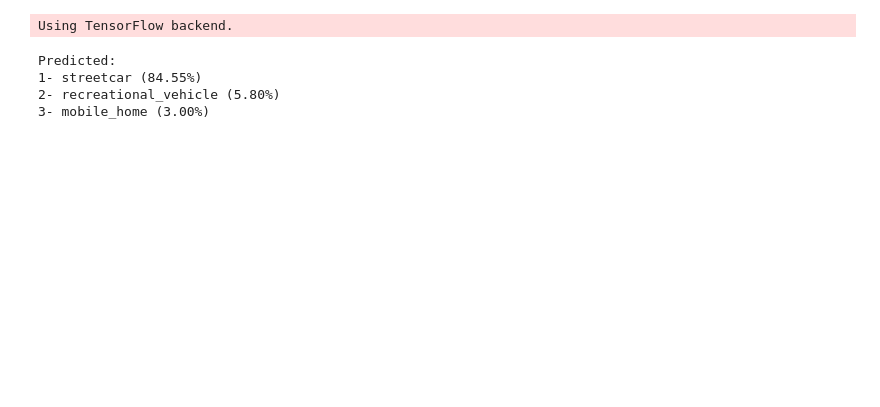
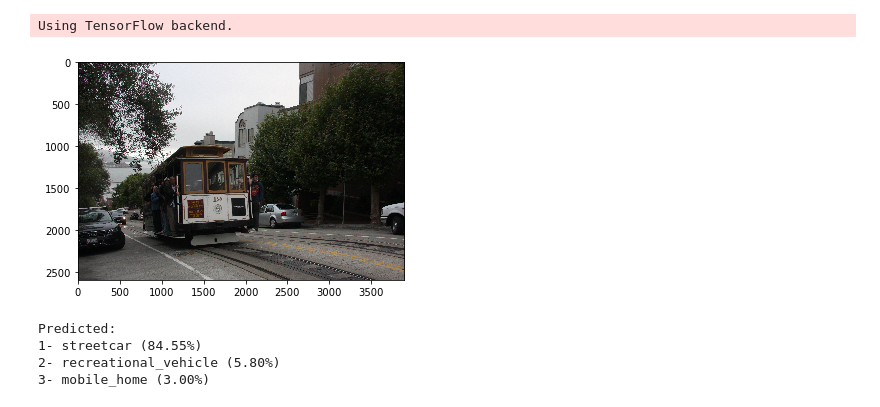
Before and after one commit to rouille/PhotoClassifier, a Jupyter notebook: classify.ipynb, the cells around one changed output. Saved outputs shown, nothing was run; the diff lists cells and outputs as text; code cells hidden in the pictures; blank space fills up the shorter version.

Commit message:
feat: Show input image

```diff
--- a/classify.ipynb
+++ b/classify.ipynb
@@ -8,23 +8,37 @@ Using TensorFlow backend.
 # %%
 model = ResNet50(weights='imagenet')
 # %%
+import matplotlib.image as mpimg
+import matplotlib.pyplot as plt
+%matplotlib inline
+
+# Photograph
 img_path = 'trolley.jpg'
+
+# Show photograph
+plt.imshow(mpimg.imread(img_path))
+plt.show()
+
+# Load and reshape image
 img = image.load_img(img_path, target_size=(224, 224))
 x = image.img_to_array(img)
 x = np.expand_dims(x, axis=0)
+
+# Feed image to model
 x = preprocess_input(x)
 
 # Get predictions
 yhat = model.predict(x)
 
 # Results in a list of tuples (class, description, probability)
 label = decode_predictions(yhat, top=3)[0]
 
 # Print output
 print('Predicted:')
 for i, obj in enumerate(label):
     print('%d- %s (%.2f%%)' % (i+1, obj[1], obj[2]*100) )
 # %% [output]
+[figure, added]
 Predicted:
 1- streetcar (84.55%)
 2- recreational_vehicle (5.80%)
```
Also changed, not shown: 1 other file.
